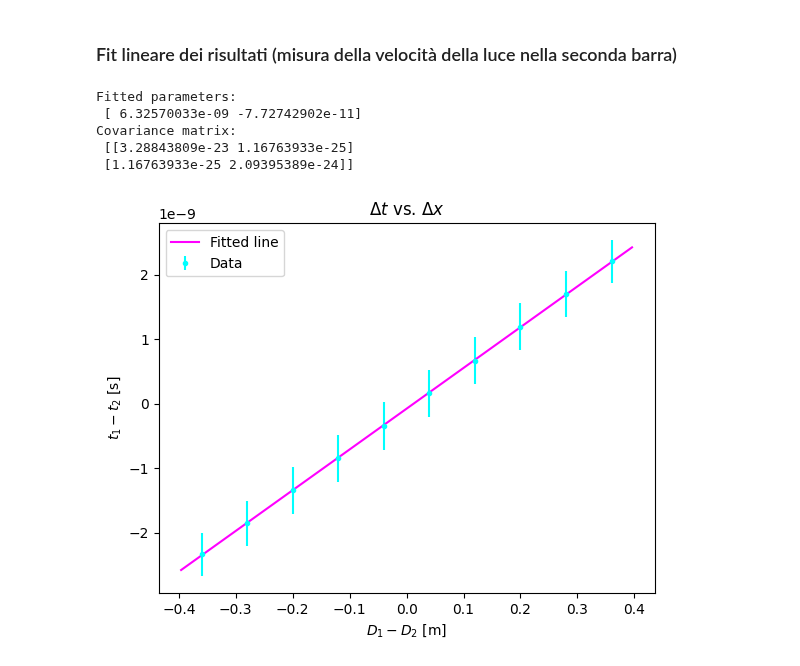
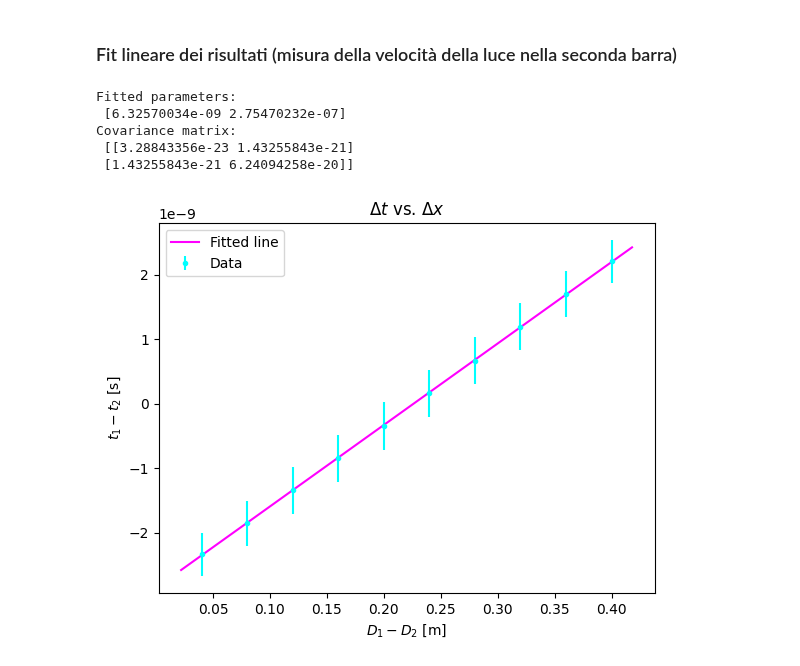
Before and after one commit to francescouni0/FisMedLab, a Jupyter notebook: Plastici/Scintillatori.ipynb, the cells around one changed output. Saved outputs shown, nothing was run; the diff lists cells and outputs as text; code cells hidden in the pictures.

```diff
--- a/Plastici/Scintillatori.ipynb
+++ b/Plastici/Scintillatori.ipynb
@@ -1004,11 +1004,11 @@ Chi Square Reduced:
 ### Fit lineare dei risultati (misura della velocità della luce nella barra)
 # %%
 def linear(x, a, b):
-    return a * 2*x + b
+    return a * (2*x-44) + b
 
 # Read data from a file
 x1=np.array(D,dtype=float)
-x=(x1-44)/100
+x=x1/100
 y=np.array(T,dtype=float)
 
 # Fit linear model with curve_fit
@@ -1020,7 +1020,7 @@ print("Covariance matrix:\n", pcov)
 
 # Plot scatter plot and fitted line
 plt.errorbar(x, T,yerr=np.absolute(s), fmt='.',color='orange', label="Data")
-plt.xlabel("$D_3 - D_4$ [m]")
+plt.xlabel("$D_3$ [m]")
 plt.ylabel("$t_3 - t_4$ [s]")
 plt.title("$\Delta t$ vs. $\Delta x$")
 
@@ -1362,11 +1362,11 @@ Chi Square Reduced:
 ### Fit lineare dei risultati (misura della velocità della luce nella seconda barra)
 # %%
 def linear(x, a, b):
-    return a * 2*x + b
+    return a * (2*x-44) + b
 
 # Read data from a file
 x2=np.array(D,dtype=float)
-x=(x2-44)/100
+x=x2/100
 y=np.array(T,dtype=float)
 
 # Fit linear model with curve_fit
@@ -1391,34 +1391,34 @@ plt.show()
 residuals = y- linear(x, *popt)
 ss_res = np.sum(residuals**2)
 ss_tot = np.sum((T-np.mean(T))**2)
 r_squared = 1 - (ss_res / ss_tot)
 print('R^2 =',r_squared)
 
 '''
 speed=[]
 
 for i in range(9):
     speed=np.append(speed,np.absolute((D[9-i]/(T[i]-T[9-i]))*1e-2))
 
 speed_mean=np.mean(speed)
 
 
 n=(2.99792458e+08)/speed_mean
 print(speed_mean,'[m/s]')
 print(n)
 '''
 
 speed = (1/popt[0])
 err_speed = np.abs(np.sqrt(pcov[0,0])/(popt[0])**2)
 n = (2.99792458e+08)/speed
 err_n = np.abs(err_speed/(speed)**2)*(2.99792458e+08)
 
 print(f'Light speed:\n ({speed: .4e} +/- {err_speed: .0e}) m/s')
 print(f'Refraction index:\n {n: .3f} +/- {err_n: .3f}')
 # %% [output]
 Fitted parameters:
- [ 6.32570033e-09 -7.72742902e-11]
+ [6.32570034e-09 2.75470232e-07]
 Covariance matrix:
- [[3.28843809e-23 1.16763933e-25]
- [1.16763933e-25 2.09395389e-24]]
+ [[3.28843356e-23 1.43255843e-21]
+ [1.43255843e-21 6.24094258e-20]]
-[figure, old version]
+[figure, new version]
```
Also changed, not shown: parts of 2 cells of this notebook.
